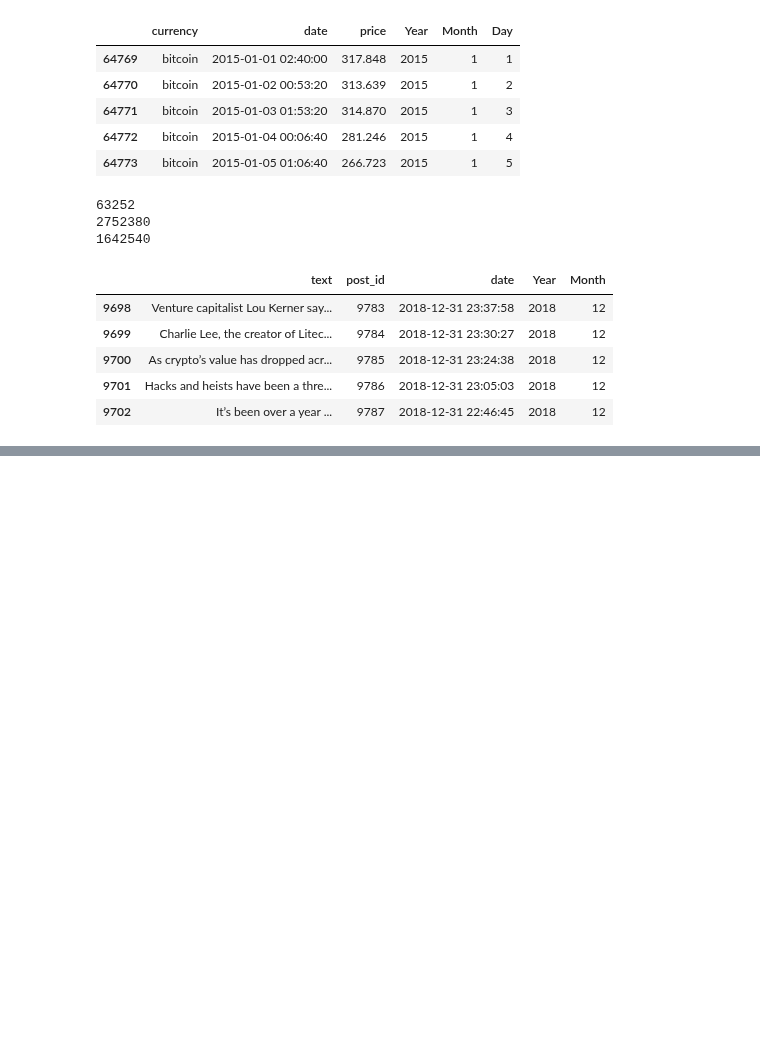
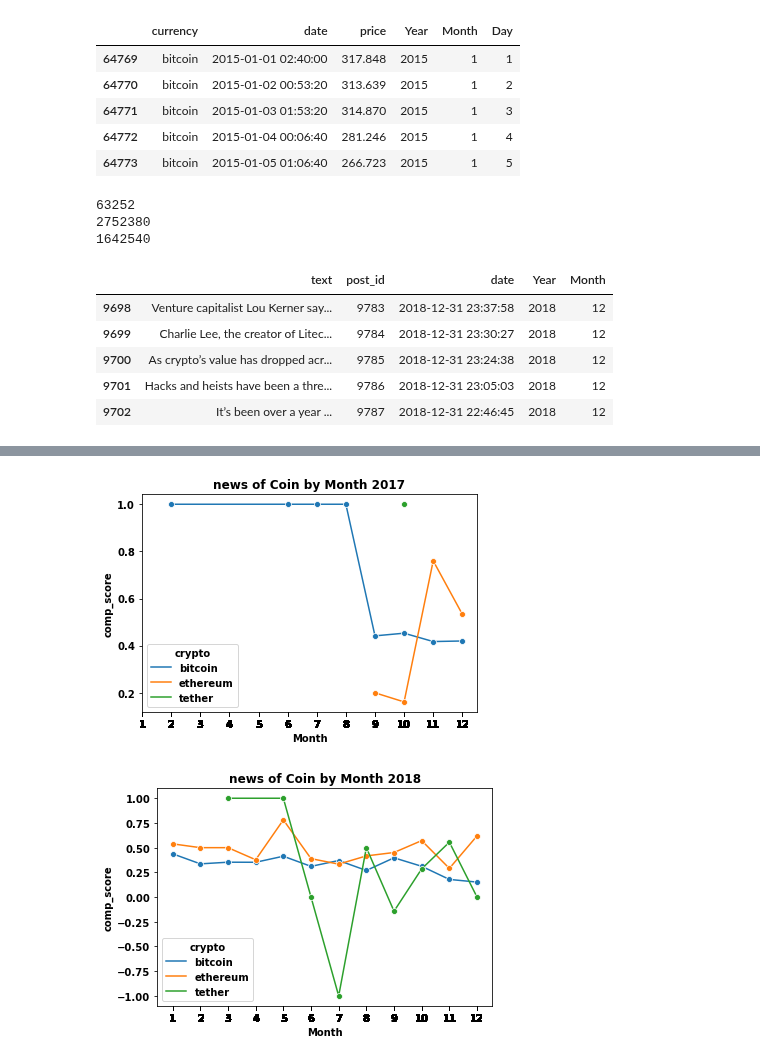
Before and after one commit to uic-cs418/cs418-spring22-sixth-sense, a Jupyter notebook: Final_Report_Sixth_Sense.ipynb, the cells around one changed output, grey strips where cells are left out. Saved outputs shown, nothing was run; the diff lists cells and outputs as text; code cells hidden in the pictures; blank space fills up the shorter version.

Commit message:
sentiment

```diff
--- a/Final_Report_Sixth_Sense.ipynb
+++ b/Final_Report_Sixth_Sense.ipynb
@@ -111,3 +109,10 @@ bitcoinTalk = sentiment_analysis(bitcoinTalk)
 # %%
 popular_cryptos2 = ['bitcoin','ethereum', 'tether']
 news_of_popular_cryptos2 = news[news['crypto'].isin(popular_cryptos2)]
+# %%
+#plots of sentiment per year
+news_2017 = sentiment_of_popular_cryptos_during_a_particular_year(2017,news_of_popular_cryptos2)
+news_2018 = sentiment_of_popular_cryptos_during_a_particular_year(2018,news_of_popular_cryptos2)
+# %% [output]
+[figure, added]
+[figure, added]
```
Also changed, not shown: parts of 13 cells of this notebook, 1 other file.
